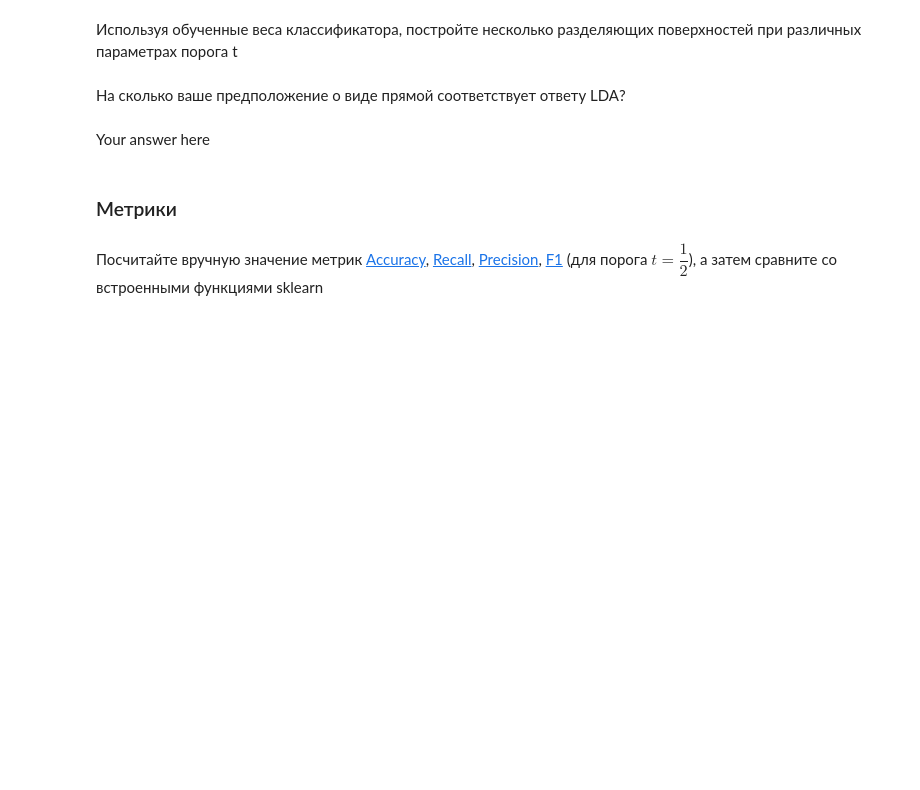
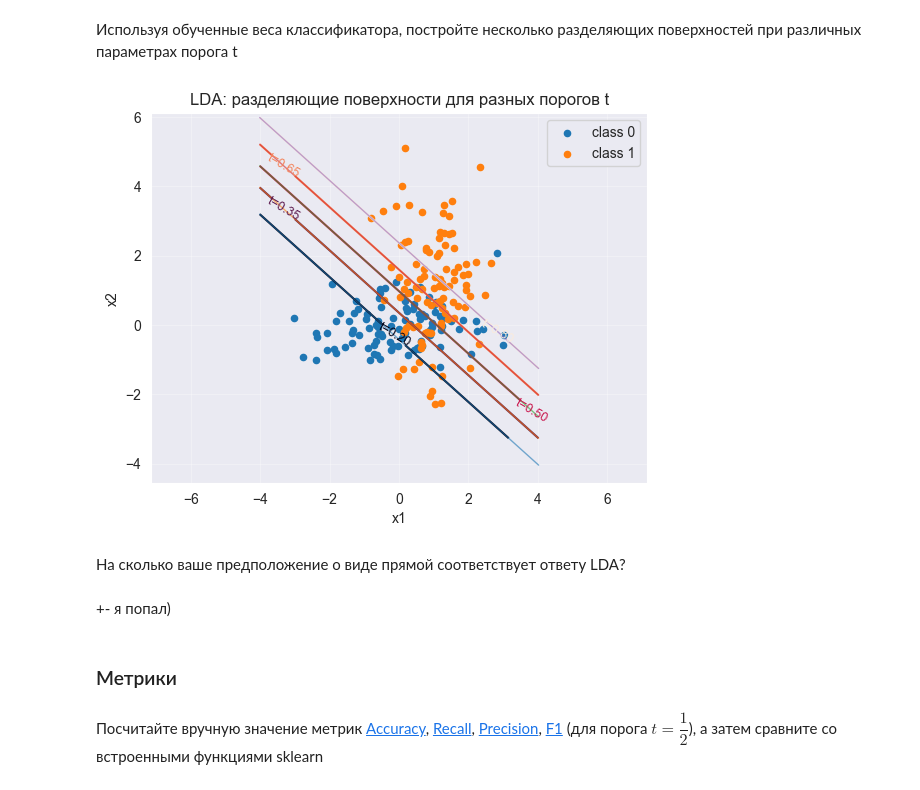
Before and after one commit to Saharochekl/FSR_ML, a Jupyter notebook: hometasks/Theme2/Sem02_03.ipynb, the cells around one changed output. Saved outputs shown, nothing was run; the diff lists cells and outputs as text; code cells hidden in the pictures; blank space fills up the shorter version.

```diff
--- a/hometasks/Theme2/Sem02_03.ipynb
+++ b/hometasks/Theme2/Sem02_03.ipynb
@@ -37,11 +177,47 @@ clf = LinearDiscriminantAnalysis()
 # %% [markdown]
 Используя обученные веса классификатора, постройте несколько разделяющих поверхностей при различных параметрах порога t
 # %%
-#Your code here
+Ts = [0.2, 0.35, 0.5, 0.65, 0.8]
+x1_min, x1_max = X[:,0].min()-1, X[:,0].max()+1
+x2_min, x2_max = X[:,1].min()-1, X[:,1].max()+1
+xx1, xx2 = np.meshgrid(np.linspace(x1_min, x1_max, 800),
+                       np.linspace(x2_min, x2_max, 800))
+grid = np.c_[xx1.ravel(), xx2.ravel()]
+proba = clf.predict_proba(grid)[:, 1].reshape(xx1.shape)
+
+fig, ax = plt.subplots()
+
+# Изолинии вероятности P(y=1|x)=t
+cs = ax.contour(xx1, xx2, proba, levels=Ts, linewidths=1.5)
+ax.clabel(cs, fmt=lambda v: f"t={v:.2f}", inline=True, fontsize=9)
+
+# границы "вручную" (параллельные прямые): w^T x + b_t = 0
+if abs(w[1]) > 1e-12:
+    xs = np.linspace(x1_min, x1_max, 400)
+    for t in Ts:
+        bt = b - log(t/(1-t))
+        ys = -(w[0]*xs + bt)/w[1]
+        ax.plot(xs, ys, lw=1, alpha=0.6)
+else:
+    for t in Ts:
+        bt = b - log(t/(1-t))
+        x_vert = -bt / w[0]
+        ax.axvline(x_vert, lw=1, alpha=0.6)
+
+# Точки данных
+ax.scatter(X[y==0,0], X[y==0,1], s=20, label='class 0')
+ax.scatter(X[y==1,0], X[y==1,1], s=20, label='class 1')
+
+ax.set_xlabel('x1'); ax.set_ylabel('x2')
+ax.set_title('LDA: разделяющие поверхности для разных порогов t')
+ax.legend(); ax.axis('equal'); ax.grid(alpha=0.3)
+plt.show()
+# %% [output]
+[figure, added]
 # %% [markdown]
 На сколько ваше предположение о виде прямой соответствует ответу LDA?
 # %% [markdown]
-Your answer here
++- я попал)
 # %% [markdown]
 ### Метрики
 # %% [markdown]
```
Also changed, not shown: parts of 10 cells of this notebook, 4 other files.
